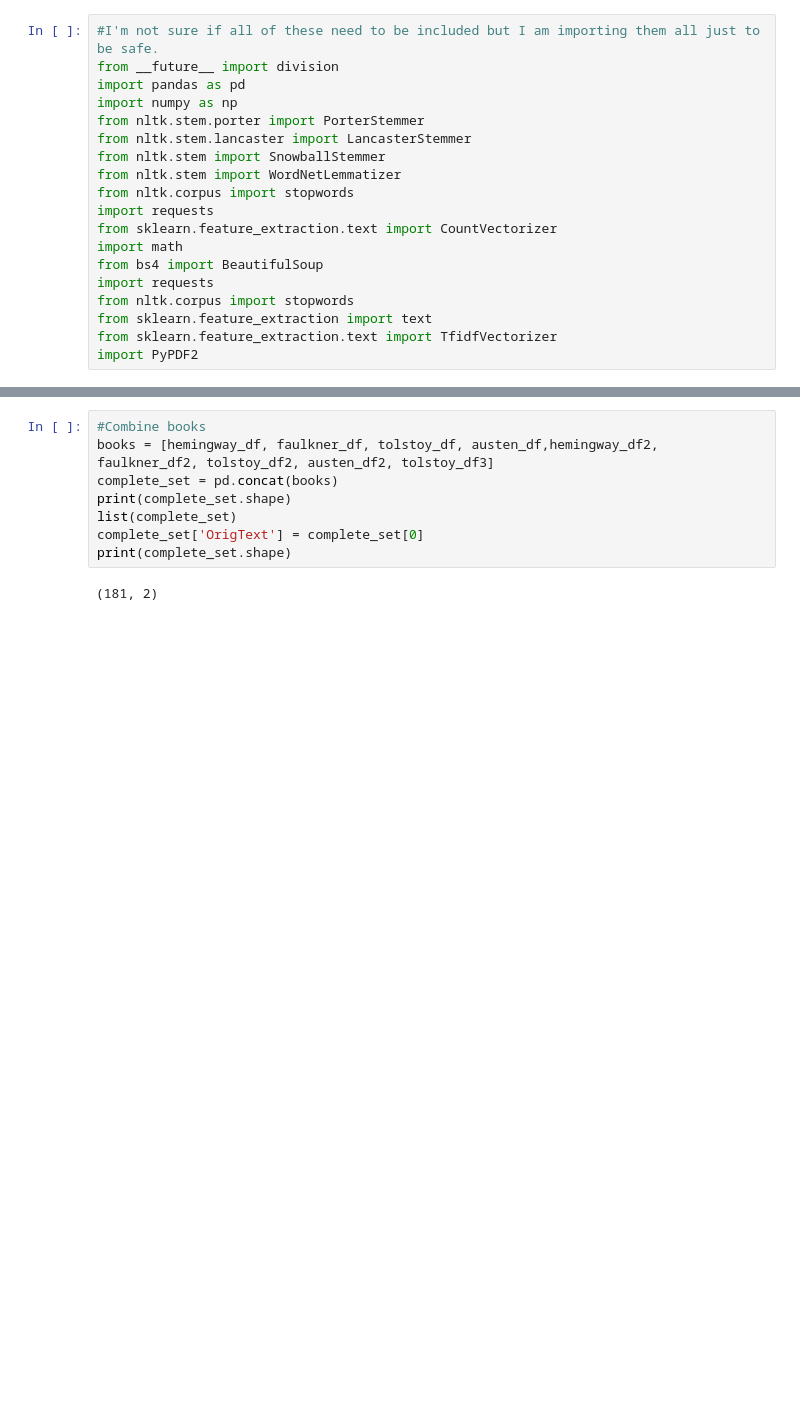
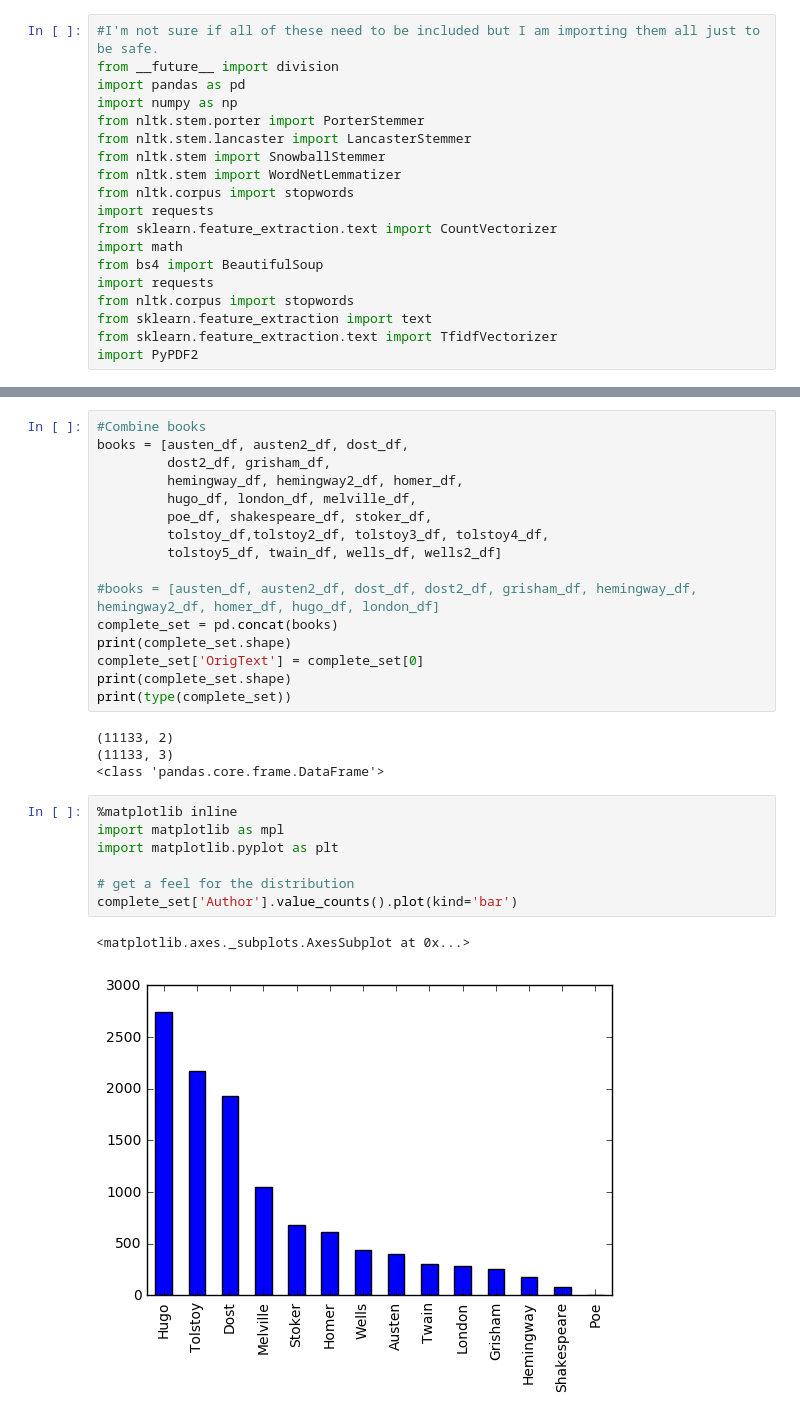
Before and after one commit to analyticsdale/textmining, a Jupyter notebook: Text_Mining_Project.ipynb, the cells around one changed output, grey strips where cells are left out. Drawn from its saved outputs; the diff is of its cells as text; blank space fills up the shorter version.

```diff
--- a/Text_Mining_Project.ipynb
+++ b/Text_Mining_Project.ipynb
@@ -241,10 +592,30 @@ tolstoy_df3['Author']= 'Tolstoy'
 # %%
 #Combine books
-books = [hemingway_df, faulkner_df, tolstoy_df, austen_df,hemingway_df2, faulkner_df2, tolstoy_df2, austen_df2, tolstoy_df3]
+books = [austen_df, austen2_df, dost_df,
+         dost2_df, grisham_df,
+         hemingway_df, hemingway2_df, homer_df,
+         hugo_df, london_df, melville_df,
+         poe_df, shakespeare_df, stoker_df,
+         tolstoy_df,tolstoy2_df, tolstoy3_df, tolstoy4_df,
+         tolstoy5_df, twain_df, wells_df, wells2_df]
+
+#books = [austen_df, austen2_df, dost_df, dost2_df, grisham_df, hemingway_df, hemingway2_df, homer_df, hugo_df, london_df]
 complete_set = pd.concat(books)
 print(complete_set.shape)
-list(complete_set)
 complete_set['OrigText'] = complete_set[0]
 print(complete_set.shape)
+print(type(complete_set))
 # %% [output]
-(181, 2)
+(11133, 2)
+(11133, 3)
+<class 'pandas.core.frame.DataFrame'>
+# %%
+%matplotlib inline
+import matplotlib as mpl
+import matplotlib.pyplot as plt
+
+# get a feel for the distribution
+complete_set['Author'].value_counts().plot(kind='bar')
+# %% [output]
+<matplotlib.axes._subplots.AxesSubplot at 0x...>
+[figure, added]
```
Also changed, not shown: parts of 9 cells of this notebook, 1 other file.
